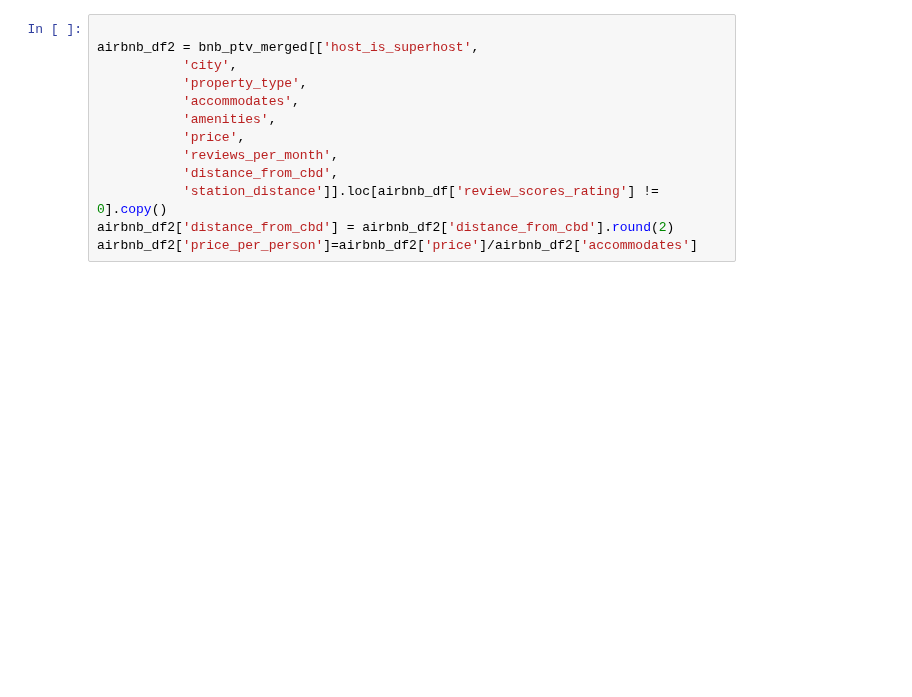
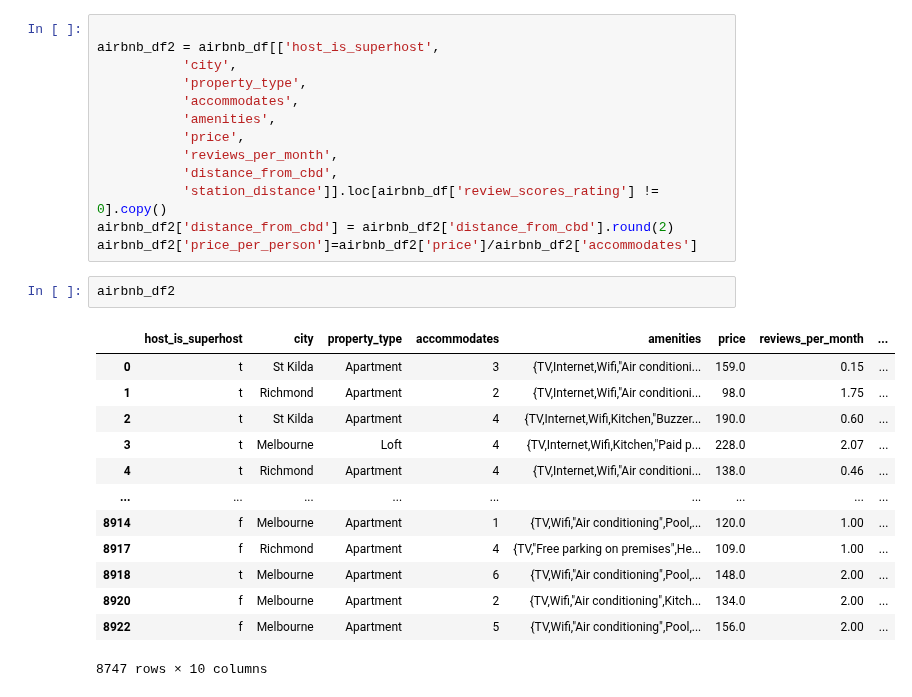
Before and after one commit to jMacProd/Project1, a Jupyter notebook: clean_data_rs/ratingsAnalysis.ipynb, the cells around one changed output. Cells and saved outputs as stored; diff of their text form; blank space fills up the shorter version.

```diff
--- a/clean_data_rs/ratingsAnalysis.ipynb
+++ b/clean_data_rs/ratingsAnalysis.ipynb
@@ -49,6 +14,6 @@ bnb_ptv_merged
 # %%
 
-airbnb_df2 = bnb_ptv_merged[['host_is_superhost',
+airbnb_df2 = airbnb_df[['host_is_superhost',
            'city',
            'property_type',
            'accommodates',
@@ -59,4 +24,20 @@ airbnb_df2 = bnb_ptv_merged[['host_is_superhost',
            'station_distance']].loc[airbnb_df['review_scores_rating'] != 0].copy()
 airbnb_df2['distance_from_cbd'] = airbnb_df2['distance_from_cbd'].round(2)
 airbnb_df2['price_per_person']=airbnb_df2['price']/airbnb_df2['accommodates']
+# %%
+airbnb_df2
+# %% [output]
+|  | host_is_superhost | city | property_type | accommodates | amenities | price | reviews_per_month | ... |
+| 0 | t | St Kilda | Apartment | 3 | {TV,Internet,Wifi,"Air conditioni... | 159.0 | 0.15 | ... |
+| 1 | t | Richmond | Apartment | 2 | {TV,Internet,Wifi,"Air conditioni... | 98.0 | 1.75 | ... |
+| 2 | t | St Kilda | Apartment | 4 | {TV,Internet,Wifi,Kitchen,"Buzzer... | 190.0 | 0.60 | ... |
+| 3 | t | Melbourne | Loft | 4 | {TV,Internet,Wifi,Kitchen,"Paid p... | 228.0 | 2.07 | ... |
+| 4 | t | Richmond | Apartment | 4 | {TV,Internet,Wifi,"Air conditioni... | 138.0 | 0.46 | ... |
+| ... | ... | ... | ... | ... | ... | ... | ... | ... |
+| 8914 | f | Melbourne | Apartment | 1 | {TV,Wifi,"Air conditioning",Pool,... | 120.0 | 1.00 | ... |
+| 8917 | f | Richmond | Apartment | 4 | {TV,"Free parking on premises",He... | 109.0 | 1.00 | ... |
+| 8918 | t | Melbourne | Apartment | 6 | {TV,Wifi,"Air conditioning",Pool,... | 148.0 | 2.00 | ... |
+| 8920 | f | Melbourne | Apartment | 2 | {TV,Wifi,"Air conditioning",Kitch... | 134.0 | 2.00 | ... |
+| 8922 | f | Melbourne | Apartment | 5 | {TV,Wifi,"Air conditioning",Pool,... | 156.0 | 2.00 | ... |
+8747 rows × 10 columns
 # %%
```
Also changed, not shown: parts of 12 cells of this notebook, 4 other files.
